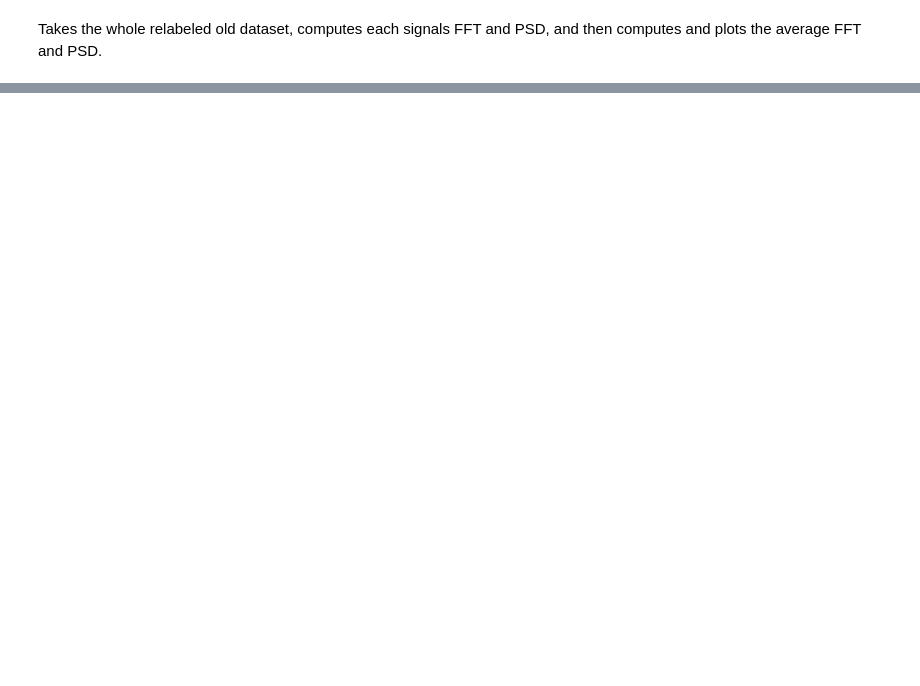
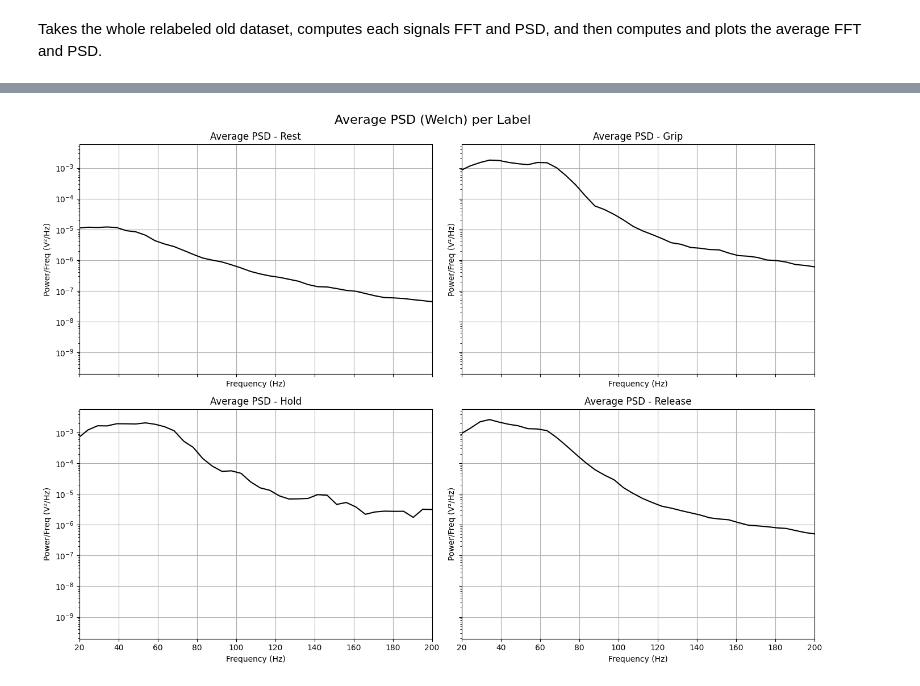
Before and after one commit to OsirisPrime/CDT406, a Jupyter notebook: notebooks/analysis_notebooks/avg_freq_analysis.ipynb, the cells around one changed output, grey strips where cells are left out. Drawn from its saved outputs; the diff is of its cells as text; code cells hidden in the pictures; blank space fills up the shorter version.

```diff
--- a/notebooks/analysis_notebooks/avg_freq_analysis.ipynb
+++ b/notebooks/analysis_notebooks/avg_freq_analysis.ipynb
@@ -112,0 +131,4 @@ plt.show()
+# %%
+plot_psd(psd_results, psd_freqs)
+# %% [output]
+[figure, added]
```
Also changed, not shown: parts of 15 cells of this notebook.
